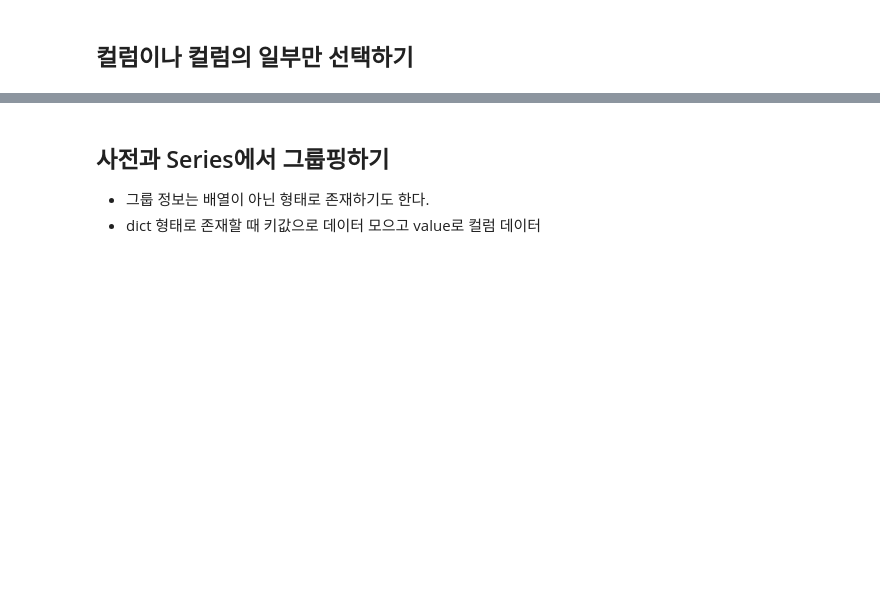
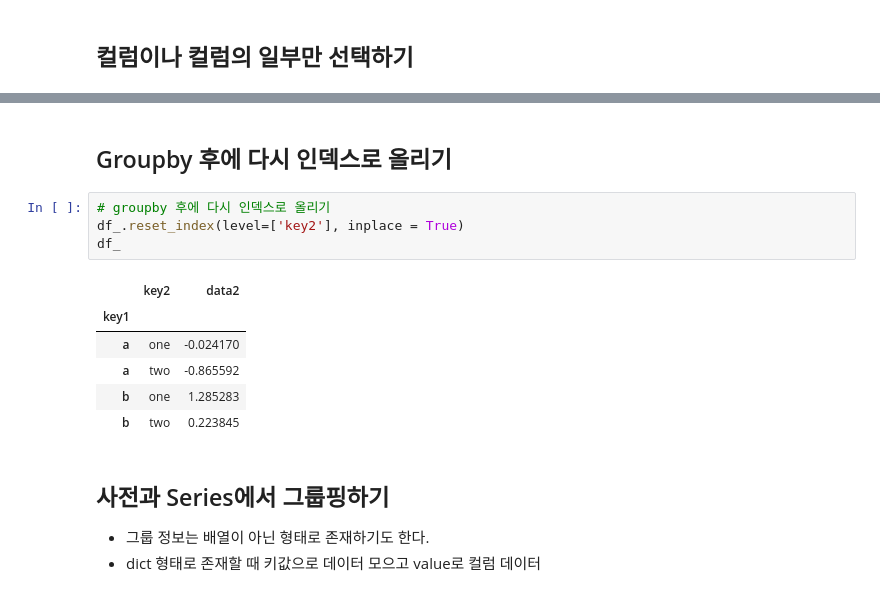
Before and after one commit to SeonminKim1/DS-Notes, a Jupyter notebook: Data_Aggergating & Groupby/Data_Aggregating & Groupby.ipynb, the cells around one changed output, grey strips where cells are left out. Cells and saved outputs as stored; diff of their text form; blank space fills up the shorter version.

```diff
--- a/Data_Aggergating & Groupby/Data_Aggregating & Groupby.ipynb
+++ b/Data_Aggergating & Groupby/Data_Aggregating & Groupby.ipynb
@@ -133,4 +134,17 @@ b   -0.982966
 Name: data1, dtype: float64
+# %% [markdown]
+## Groupby 후에 다시 인덱스로 올리기
+# %%
+# groupby 후에 다시 인덱스로 올리기
+df_.reset_index(level=['key2'], inplace = True)
+df_
+# %% [output]
+|  | key2 | data2 |
+| key1 |  |  |
+| a | one | -0.024170 |
+| a | two | -0.865592 |
+| b | one | 1.285283 |
+| b | two | 0.223845 |
 # %% [markdown]
 ## 사전과 Series에서 그룹핑하기
 - 그룹 정보는 배열이 아닌 형태로 존재하기도 한다.
```
Also changed, not shown: parts of 15 cells of this notebook.
